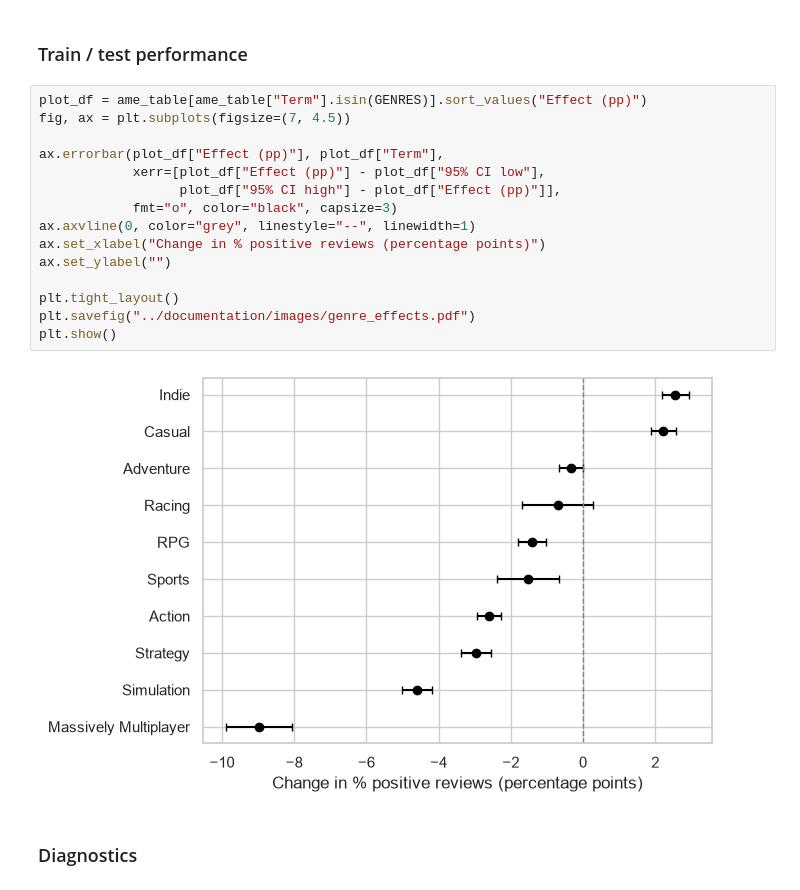
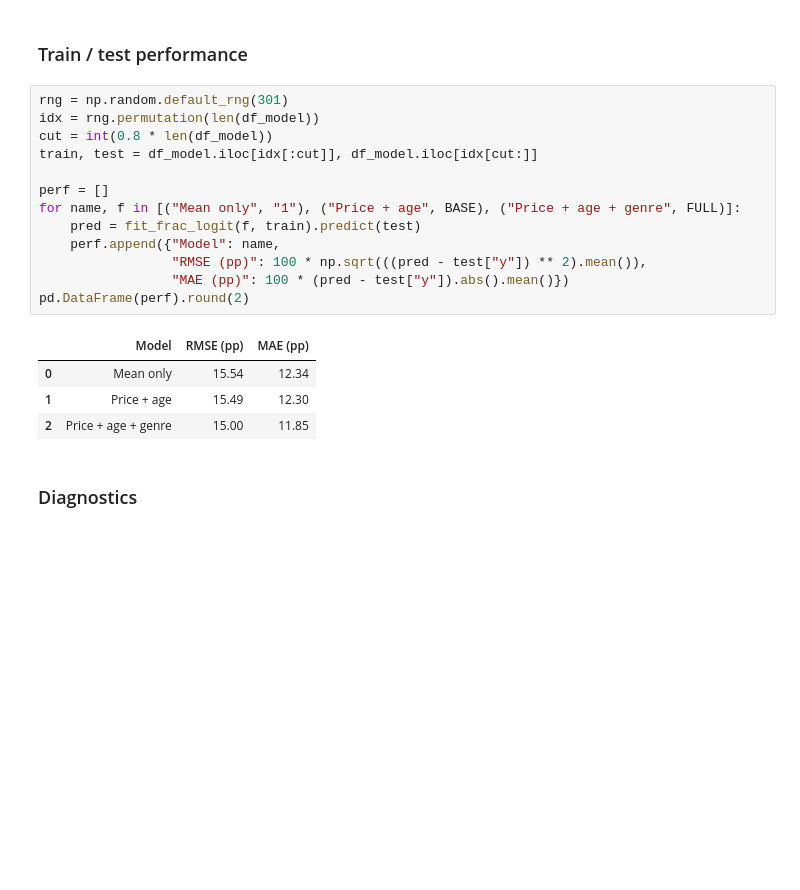
Before and after one commit to rakeikahukoti-del/DATA301-individual-project, a Jupyter notebook: notebooks/phase2-analysis.ipynb, the cells around one changed output. Drawn from its saved outputs; the diff is of its cells as text; blank space fills up the shorter version.

```diff
--- a/notebooks/phase2-analysis.ipynb
+++ b/notebooks/phase2-analysis.ipynb
@@ -193,22 +195,23 @@ plt.show()
 # %% [markdown]
 ### Train / test performance
 # %%
-plot_df = ame_table[ame_table["Term"].isin(GENRES)].sort_values("Effect (pp)")
-fig, ax = plt.subplots(figsize=(7, 4.5))
+rng = np.random.default_rng(301)
+idx = rng.permutation(len(df_model))
+cut = int(0.8 * len(df_model))
+train, test = df_model.iloc[idx[:cut]], df_model.iloc[idx[cut:]]
 
-ax.errorbar(plot_df["Effect (pp)"], plot_df["Term"],
-            xerr=[plot_df["Effect (pp)"] - plot_df["95% CI low"],
-                  plot_df["95% CI high"] - plot_df["Effect (pp)"]],
-            fmt="o", color="black", capsize=3)
-ax.axvline(0, color="grey", linestyle="--", linewidth=1)
-ax.set_xlabel("Change in % positive reviews (percentage points)")
-ax.set_ylabel("")
-
-plt.tight_layout()
-plt.savefig("../documentation/images/genre_effects.pdf")
-plt.show()
+perf = []
+for name, f in [("Mean only", "1"), ("Price + age", BASE), ("Price + age + genre", FULL)]:
+    pred = fit_frac_logit(f, train).predict(test)
+    perf.append({"Model": name,
+                 "RMSE (pp)": 100 * np.sqrt(((pred - test["y"]) ** 2).mean()),
+                 "MAE (pp)": 100 * (pred - test["y"]).abs().mean()})
+pd.DataFrame(perf).round(2)
 # %% [output]
-[figure, removed]
+|  | Model | RMSE (pp) | MAE (pp) |
+| 0 | Mean only | 15.54 | 12.34 |
+| 1 | Price + age | 15.49 | 12.30 |
+| 2 | Price + age + genre | 15.00 | 11.85 |
 # %% [markdown]
 ### Diagnostics
 # %%
```
Also changed, not shown: parts of 10 cells of this notebook, 13 other files.
